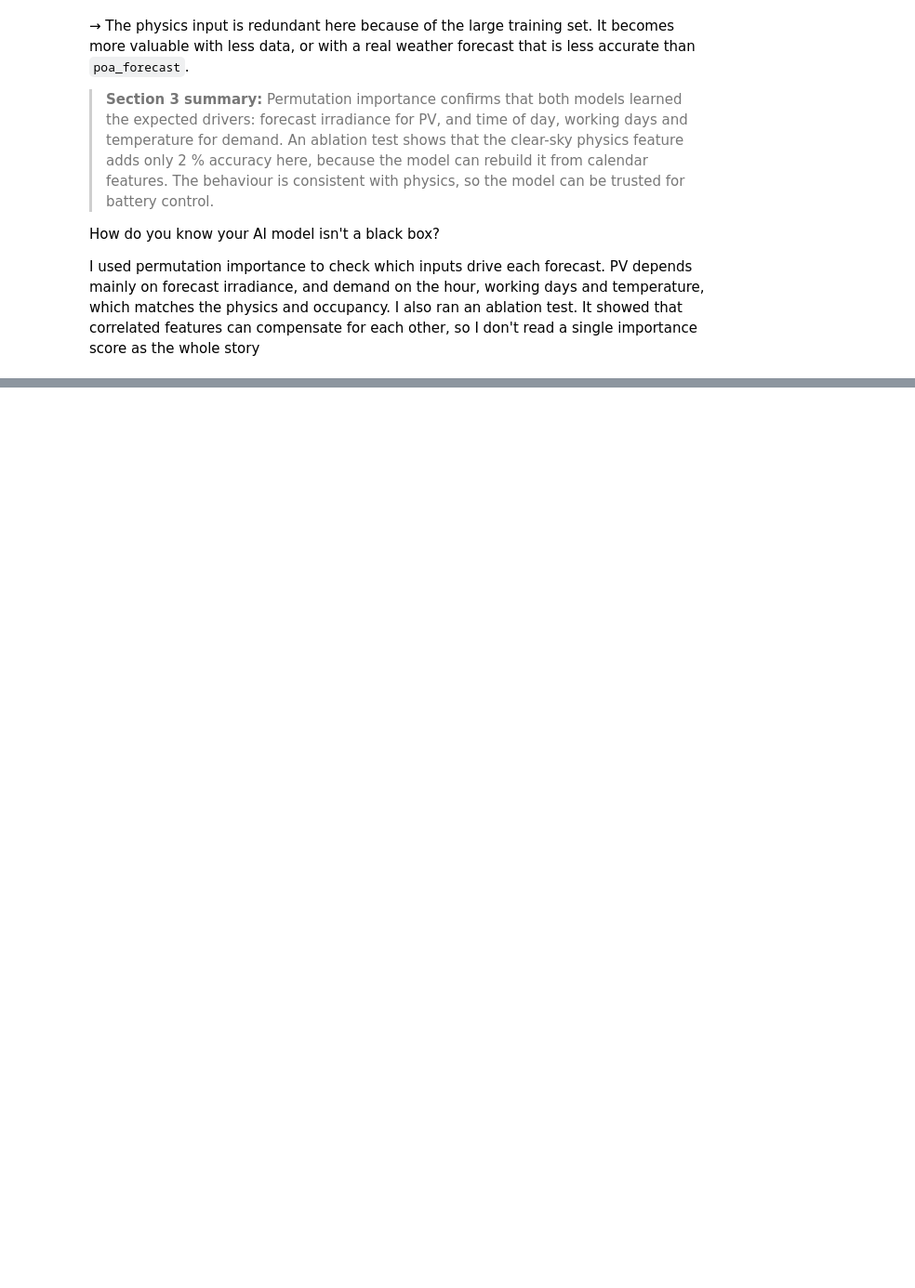
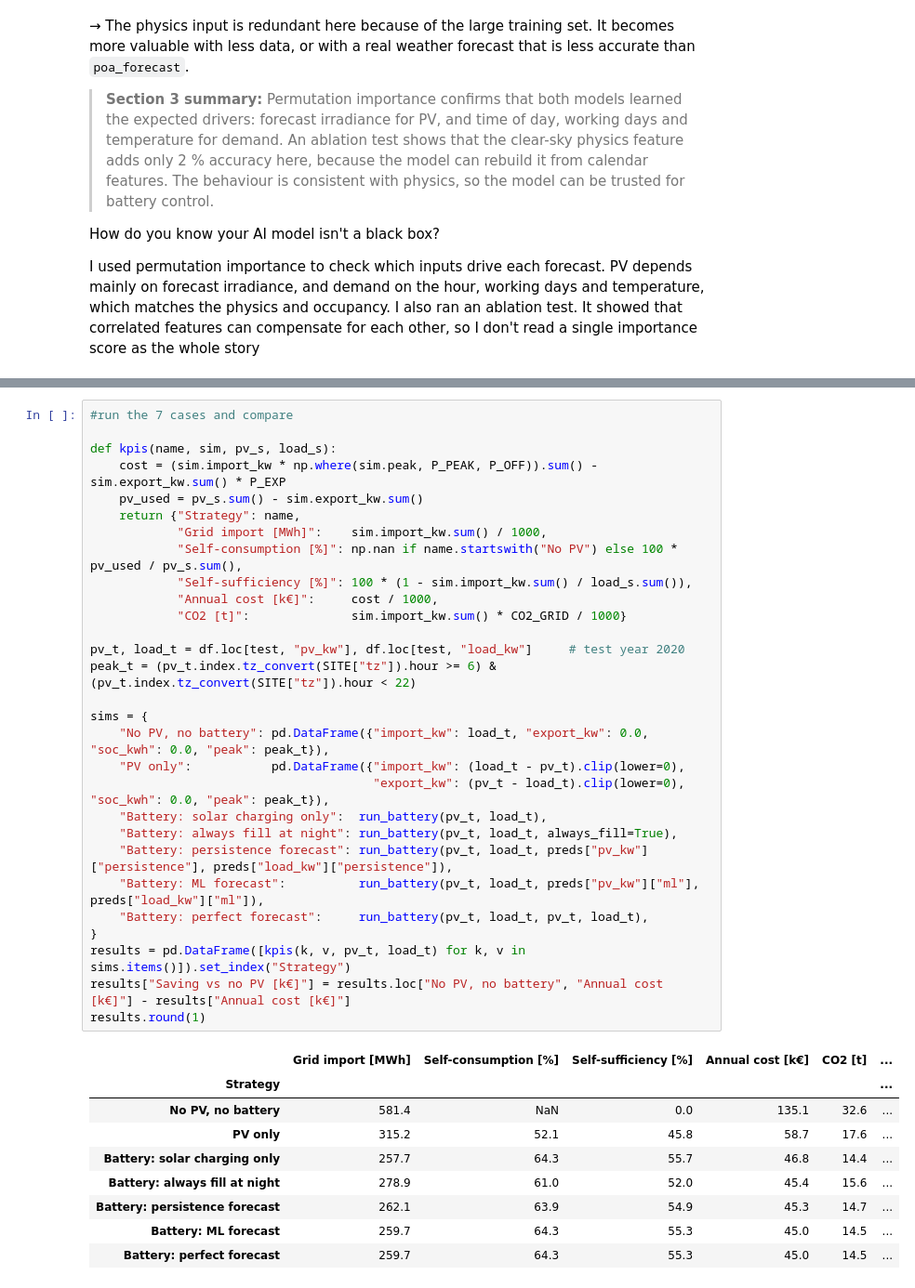
Before and after one commit to maduakordavid01-ui/solar-pv-python, a Jupyter notebook: 02_my_ai_forecasting.ipynb, the cells around one changed output, grey strips where cells are left out. Shown at 93% size. Cells and saved outputs as stored; diff of their text form; blank space fills up the shorter version.

```diff
--- a/02_my_ai_forecasting.ipynb
+++ b/02_my_ai_forecasting.ipynb
@@ -393,0 +454,39 @@ I used permutation importance to check which inputs drive each forecast. PV depe
+# %%
+#run the 7 cases and compare
+
+def kpis(name, sim, pv_s, load_s):
+    cost = (sim.import_kw * np.where(sim.peak, P_PEAK, P_OFF)).sum() - sim.export_kw.sum() * P_EXP
+    pv_used = pv_s.sum() - sim.export_kw.sum()
+    return {"Strategy": name,
+            "Grid import [MWh]":    sim.import_kw.sum() / 1000,
+            "Self-consumption [%]": np.nan if name.startswith("No PV") else 100 * pv_used / pv_s.sum(),
+            "Self-sufficiency [%]": 100 * (1 - sim.import_kw.sum() / load_s.sum()),
+            "Annual cost [k€]":     cost / 1000,
+            "CO2 [t]":              sim.import_kw.sum() * CO2_GRID / 1000}
+
+pv_t, load_t = df.loc[test, "pv_kw"], df.loc[test, "load_kw"]     # test year 2020
+peak_t = (pv_t.index.tz_convert(SITE["tz"]).hour >= 6) & (pv_t.index.tz_convert(SITE["tz"]).hour < 22)
+
+sims = {
+    "No PV, no battery": pd.DataFrame({"import_kw": load_t, "export_kw": 0.0, "soc_kwh": 0.0, "peak": peak_t}),
+    "PV only":           pd.DataFrame({"import_kw": (load_t - pv_t).clip(lower=0),
+                                       "export_kw": (pv_t - load_t).clip(lower=0), "soc_kwh": 0.0, "peak": peak_t}),
+    "Battery: solar charging only":  run_battery(pv_t, load_t),
+    "Battery: always fill at night": run_battery(pv_t, load_t, always_fill=True),
+    "Battery: persistence forecast": run_battery(pv_t, load_t, preds["pv_kw"]["persistence"], preds["load_kw"]["persistence"]),
+    "Battery: ML forecast":          run_battery(pv_t, load_t, preds["pv_kw"]["ml"], preds["load_kw"]["ml"]),
+    "Battery: perfect forecast":     run_battery(pv_t, load_t, pv_t, load_t),
+}
+results = pd.DataFrame([kpis(k, v, pv_t, load_t) for k, v in sims.items()]).set_index("Strategy")
+results["Saving vs no PV [k€]"] = results.loc["No PV, no battery", "Annual cost [k€]"] - results["Annual cost [k€]"]
+results.round(1)
+# %% [output]
+|  | Grid import [MWh] | Self-consumption [%] | Self-sufficiency [%] | Annual cost [k€] | CO2 [t] | ... |
+| Strategy |  |  |  |  |  | ... |
+| No PV, no battery | 581.4 | NaN | 0.0 | 135.1 | 32.6 | ... |
+| PV only | 315.2 | 52.1 | 45.8 | 58.7 | 17.6 | ... |
+| Battery: solar charging only | 257.7 | 64.3 | 55.7 | 46.8 | 14.4 | ... |
+| Battery: always fill at night | 278.9 | 61.0 | 52.0 | 45.4 | 15.6 | ... |
+| Battery: persistence forecast | 262.1 | 63.9 | 54.9 | 45.3 | 14.7 | ... |
+| Battery: ML forecast | 259.7 | 64.3 | 55.3 | 45.0 | 14.5 | ... |
+| Battery: perfect forecast | 259.7 | 64.3 | 55.3 | 45.0 | 14.5 | ... |
```
Also changed, not shown: parts of 7 cells of this notebook.
